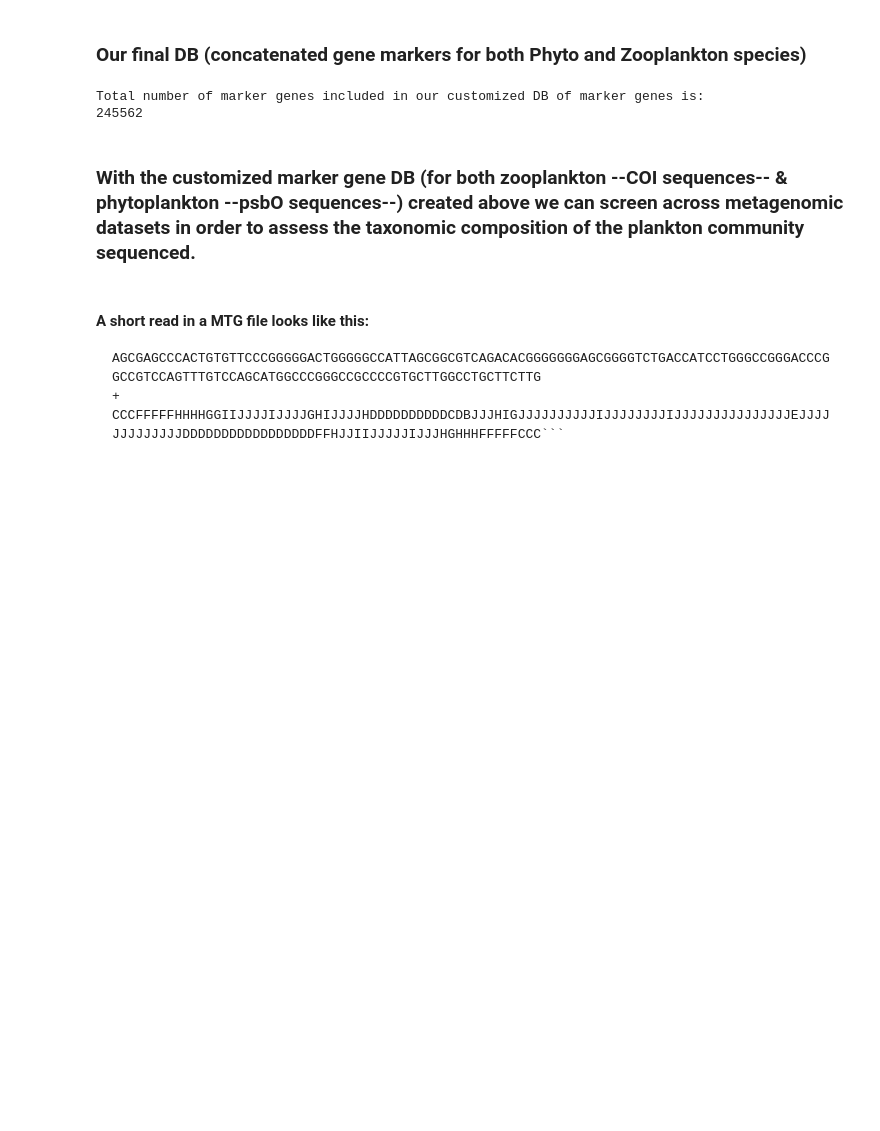
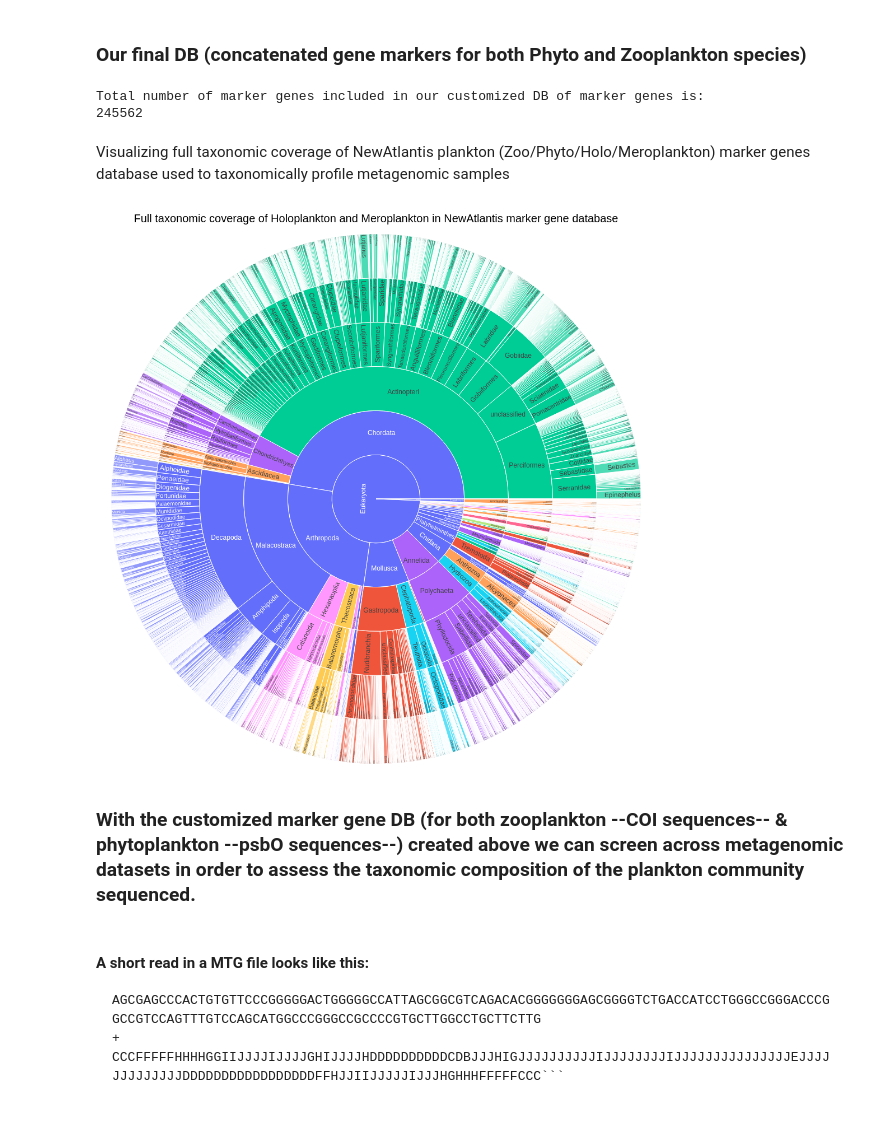
Before and after one commit to new-atlantis-labs/Metagenomics, a Jupyter notebook: notebooks/Custom_DB_MTG/CustomDB_MTG_Taxa_Profiling_v1.0.ipynb, the cells around one changed output. Saved outputs shown, nothing was run; the diff lists cells and outputs as text; code cells hidden in the pictures; blank space fills up the shorter version.

Commit message:
Upgrade of marker gene DB construction & viz notebook

```diff
--- a/notebooks/Custom_DB_MTG/CustomDB_MTG_Taxa_Profiling_v1.0.ipynb
+++ b/notebooks/Custom_DB_MTG/CustomDB_MTG_Taxa_Profiling_v1.0.ipynb
@@ -120,6 +120,8 @@ coi_zooplankt_db_fid = input_output_file_names["coi_zooplankt_db_fid"]
 
 #Original psbO DB
 psbO_db_fid = input_output_file_names["psbO_db_fid"]
+#Check if rebuild of DB is needed upon e.g. new marge genes become publicly available
+rebuild_database = eval(input_output_file_names["rebuild_database"])
 # %% [markdown]
 ### Processing/filtering COI (mitochondrial cytochrome oxidase I gene) sequences for Zooplankton sepecies
 # %%
@@ -316,6 +322,56 @@ print("Total number of marker genes included in our customized DB of marker gene
 # %% [output]
 Total number of marker genes included in our customized DB of marker genes is:
 245562
+# %% [markdown]
+Visualizing full taxonomic coverage of NewAtlantis plankton (Zoo/Phyto/Holo/Meroplankton) marker genes database used to taxonomically profile metagenomic samples
+# %%
+#Fetch fasta headers and create df from taxonomic annotations
+tax_tree_desc_cont = []
+with open(custom_db_fasta_fid, "r") as handle:
+    for (i,record) in enumerate(bioseqio.parse(handle, "fasta")):
+        tax_tree_desc_cont.append([s.split("__")[-1] for s in record.id.split("|")[-1].split(";")])
+# %%
+#Create summary of gene marker representation across species
+full_tax_count_mg_db = pd.DataFrame(tax_tree_desc_cont, columns=['species','genus','family', 'order', 'class', 'phylum', 'superkingdom'][::-1])
+multi_index_counts = full_tax_count_mg_db.value_counts().map(np.log10)
+multi_index_counts.name = "log_abundance"
+# %%
+fig = px.sunburst(multi_index_counts.reset_index(),#.query('superkingdom == "Eukaryota"'),
+                  path=['superkingdom','phylum', 'class', 'order', 'family', 'genus'],
+                  values='log_abundance', color='class')
+
+fig.update_layout(
+                title={
+                    'text': "Full taxonomic coverage of Holoplankton and Meroplankton in NewAtlantis marker gene database",
+                    'y':0.985,
+                    'x':0.5,
+                    'xanchor': 'center',
+                    'yanchor': 'top',
+                    'font_size':20,
+                    'font_color':"black"})
+
+
+# fig.update_yaxes(automargin=True)
+# fig.update_xaxes(automargin=True)
+
+fig.update_layout(
+    autosize=False,
+#     width=500,
+#     height=500,
+    margin=dict(
+        l=1,
+        r=1,
+        b=4,
+        t=50,
+        pad=2
+    ),
+    paper_bgcolor="White",
+)
+
+fig.show(width=1000, height=1000)
+# pio.write_image(fig, "CustomProkEukDB/SunburstTaxDist_DB_v2.3.png", width=1.5*1000, height=1*1000, scale =1.25)
+# %% [output]
+[figure, added]
 # %% [markdown]
 ### With the customized marker gene DB (for both zooplankton --COI sequences-- & phytoplankton --psbO sequences--) created above we can screen across metagenomic datasets in order to assess the taxonomic composition of the plankton community sequenced.
 # %% [markdown]
```
Also changed, not shown: parts of 6 cells of this notebook.
